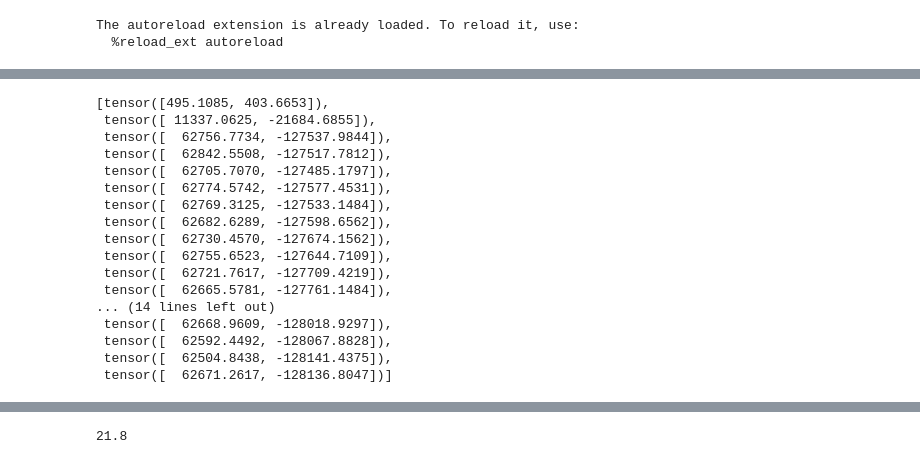
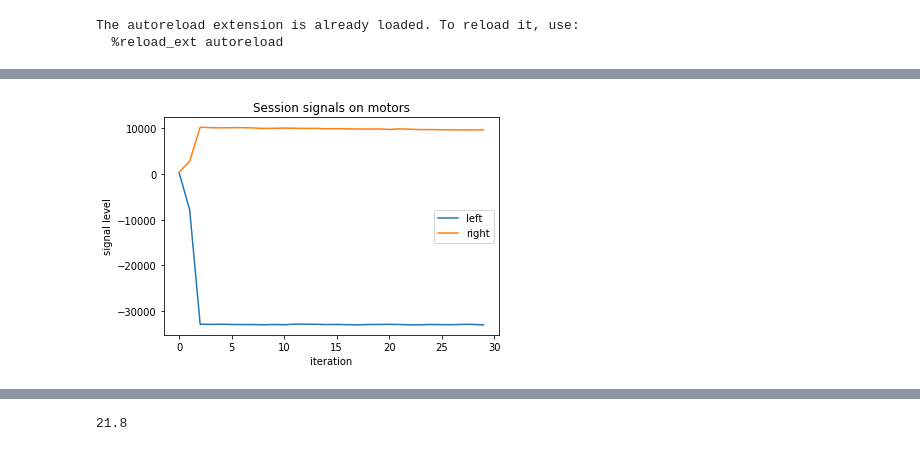
Before and after one commit to limon8884/copter, a Jupyter notebook: note_for_tests.ipynb, the cells around one changed output, grey strips where cells are left out. Drawn from its saved outputs; the diff is of its cells as text; code cells hidden in the pictures.

```diff
--- a/note_for_tests.ipynb
+++ b/note_for_tests.ipynb
@@ -38,20 +38,4 @@ s.plot_states()
 # %%
-s.action_history
+s.plot_actions()
 # %% [output]
-[tensor([495.1085, 403.6653]),
- tensor([ 11337.0625, -21684.6855]),
- tensor([  62756.7734, -127537.9844]),
- tensor([  62842.5508, -127517.7812]),
- tensor([  62705.7070, -127485.1797]),
- tensor([  62774.5742, -127577.4531]),
- tensor([  62769.3125, -127533.1484]),
- tensor([  62682.6289, -127598.6562]),
- tensor([  62730.4570, -127674.1562]),
- tensor([  62755.6523, -127644.7109]),
- tensor([  62721.7617, -127709.4219]),
- tensor([  62665.5781, -127761.1484]),
-... (14 lines left out)
- tensor([  62668.9609, -128018.9297]),
- tensor([  62592.4492, -128067.8828]),
- tensor([  62504.8438, -128141.4375]),
- tensor([  62671.2617, -128136.8047])]
+[figure, added]
```
Also changed, not shown: parts of 10 cells of this notebook, 5 other files.
